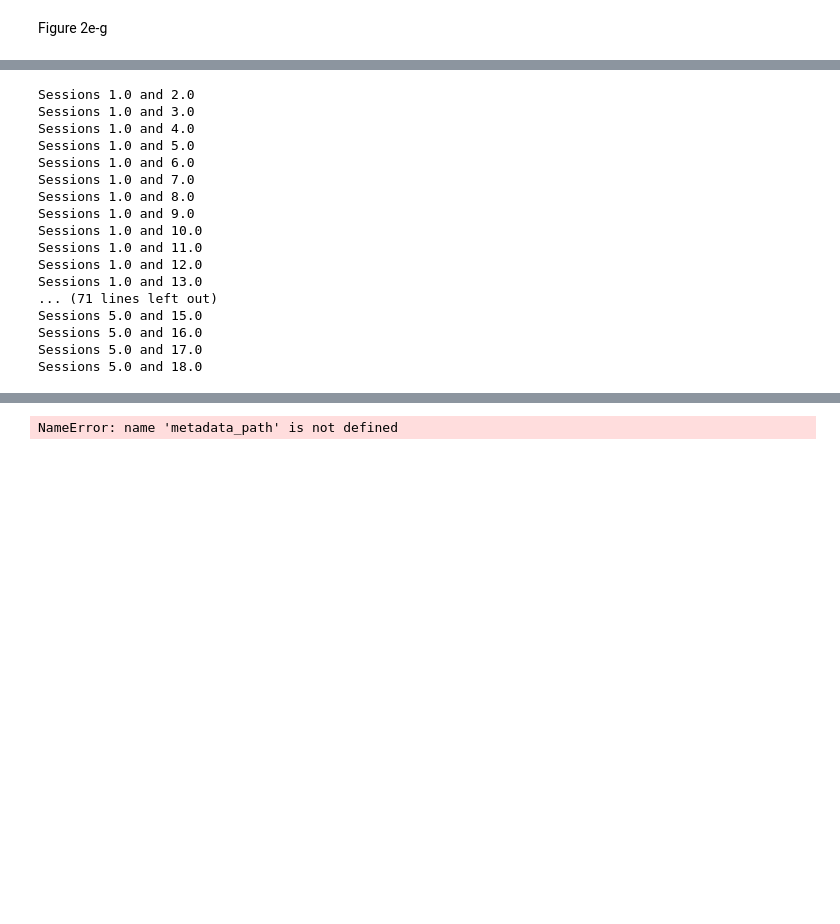
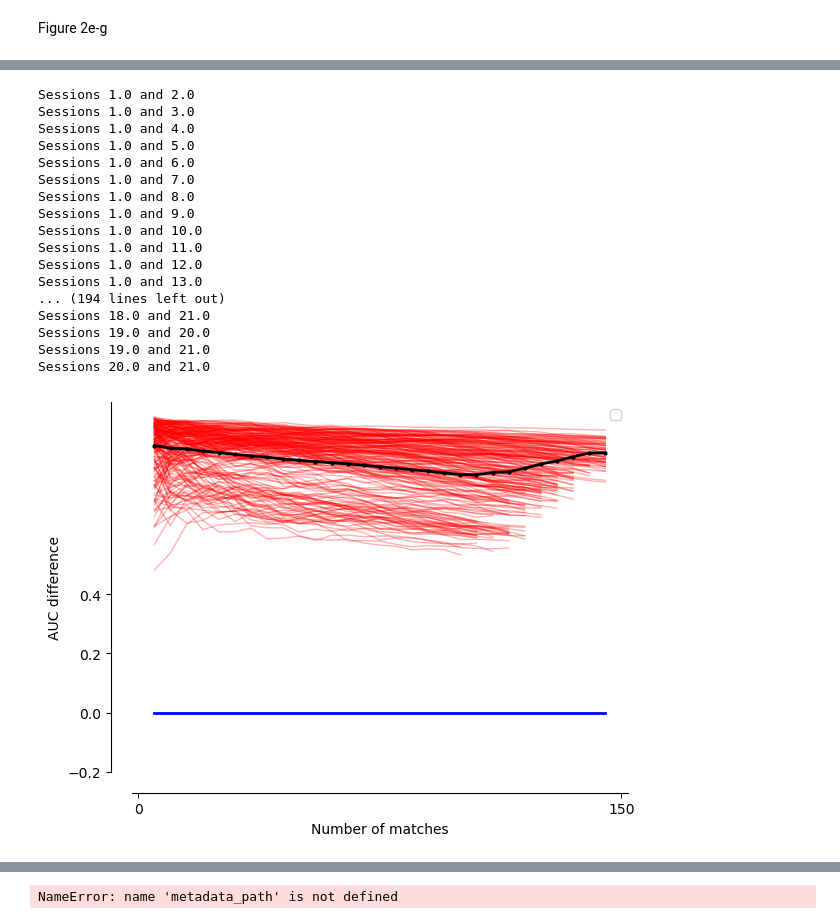
Before and after one commit to EnnyvanBeest/UnitMatch, a Jupyter notebook: UnitMatchPy/PaperAnalyses/figure2.ipynb, the cells around one changed output, grey strips where cells are left out. Cells and saved outputs as stored; diff of their text form; code cells hidden in the pictures; blank space fills up the shorter version.

```diff
--- a/UnitMatchPy/PaperAnalyses/figure2.ipynb
+++ b/UnitMatchPy/PaperAnalyses/figure2.ipynb
@@ -307,70 +334,72 @@ def get_relativeAUCvsN(mt, match_metric1, match_metric2, func_metric, consec_onl
             x = min(len(dm_x), len(um_x))
             N.append(dm_x[:x])
             dm_y, um_y = np.array(dm_y[:x]), np.array(um_y[:x])
-            relAUC.append(dm_y - um_y)
-            baseline.append(um_y - um_y) # will always be 0 but could change
-
+            relAUC.append(dm_y)# - um_y)
+            baseline.append(um_y)# - um_y) # will always be 0 but could change
 
     return N, relAUC, baseline
 
 def get_average(N, relAUC):
     # Get average
     average_diff = []
+    average_x = []
     for i in range(max([len(n) for n in N])):
         vals = []
         for l in relAUC:
             if i < len(l):
                 vals.append(l[i])
         average_diff.append(np.mean(vals))
+        average_x.append(N_RANGE[i])
 
-    return average_diff
+    return average_diff, average_x
 
 def plot_relativeAUCvsN(N, relAUC, baseline):
 
-    average_diff = get_average(N, relAUC)
+    average_diff, average_x = get_average(N, relAUC)
 
     # Plot data
     for i, (x, y1) in enumerate(zip(N, relAUC)):
         plt.plot(x, y1, alpha=0.3, color="red", linewidth=1)
 
     # Plot average
-    plt.plot(x,average_diff, "o-", markersize=2, color="black", linewidth=2, zorder=2000)
+    plt.plot(average_x, average_diff, "o-", markersize=2, color="black", linewidth=2, zorder=2000)
 
     # Plot baseline -- currently always the same
-    plt.plot(N[0], baseline[0], color="blue", linewidth=2, zorder=1000)
+    plt.plot(average_x, np.zeros(np.shape(average_x)), color="blue", linewidth=2, zorder=1000)
 
     plt.xlabel("Number of matches")
     plt.ylabel("AUC difference")
     plt.grid(False)
     plt.xticks([0, 150])
     plt.yticks(np.arange(-0.2, 0.4, 0.2))
 
     plt.legend()
     # plt.savefig(os.path.join(dir, "AL032_relAUC.png"), dpi=300)
     plt.rcParams["svg.fonttype"] = "none"
     ax = plt.gca()
     ax.spines[["right", "top"]].set_visible(False)
     ax.spines["left"].set_position(("outward", 15))
     ax.spines["bottom"].set_position(("outward", 15))
     plt.show()
 
 N, relAUC, baseline = get_relativeAUCvsN(mt, DUM_col, UM_col, functional_col, consec_only=False)
 plot_relativeAUCvsN(N, relAUC, baseline)
 # %% [output]
 Sessions 1.0 and 2.0
 Sessions 1.0 and 3.0
 Sessions 1.0 and 4.0
 Sessions 1.0 and 5.0
 Sessions 1.0 and 6.0
 Sessions 1.0 and 7.0
 Sessions 1.0 and 8.0
 Sessions 1.0 and 9.0
 Sessions 1.0 and 10.0
 Sessions 1.0 and 11.0
 Sessions 1.0 and 12.0
 Sessions 1.0 and 13.0
-... (71 lines left out)
-Sessions 5.0 and 15.0
-Sessions 5.0 and 16.0
-Sessions 5.0 and 17.0
-Sessions 5.0 and 18.0
+... (194 lines left out)
+Sessions 18.0 and 21.0
+Sessions 19.0 and 20.0
+Sessions 19.0 and 21.0
+Sessions 20.0 and 21.0
+[figure, added]
```
Also changed, not shown: parts of 9 cells of this notebook, 2 other files.
